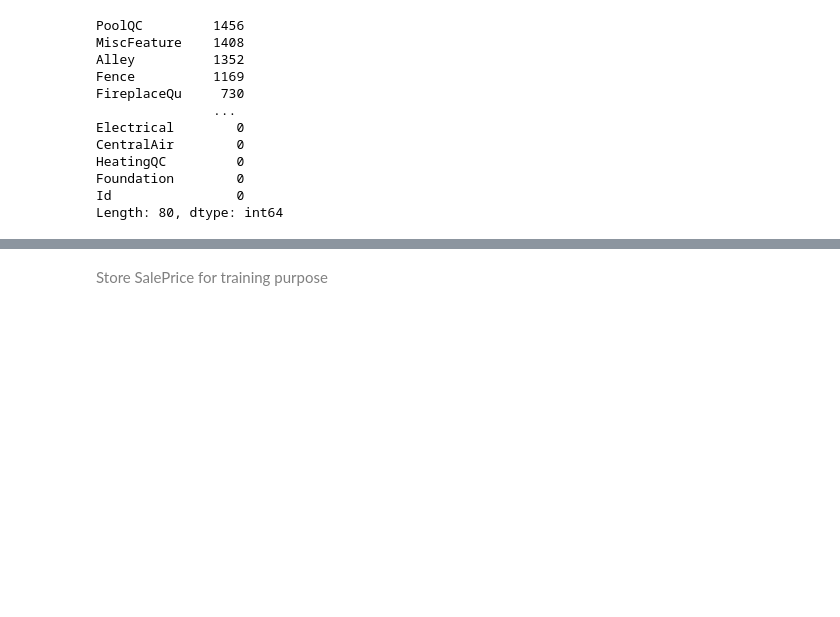
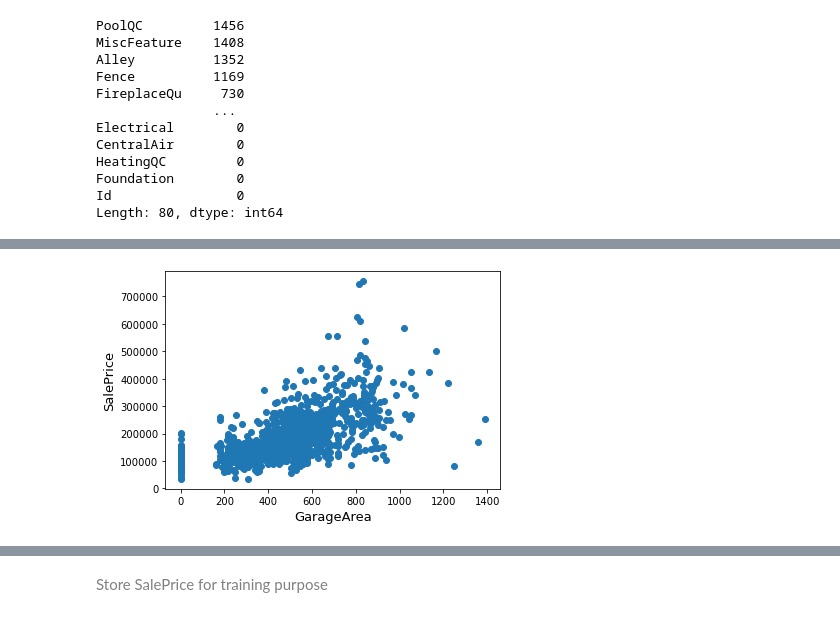
Before and after one commit to billshw/ML_PJ_GP51, a Jupyter notebook: COMP5541_ML_PROJECT_GP51.ipynb, the cells around one changed output, grey strips where cells are left out. Saved outputs shown, nothing was run; the diff lists cells and outputs as text; code cells hidden in the pictures; blank space fills up the shorter version.

```diff
--- a/COMP5541_ML_PROJECT_GP51.ipynb
+++ b/COMP5541_ML_PROJECT_GP51.ipynb
@@ -167,0 +180,11 @@ features = ['Id', 'OverallQual', 'GrLivArea', 'GarageCars',  'GarageArea',  'Tot
+# %%
+fig, ax = plt.subplots()
+ax.scatter(x = train['GarageArea'], y = train['SalePrice'])
+plt.ylabel('SalePrice', fontsize=13)
+plt.xlabel('GarageArea', fontsize=13)
+plt.show()
+
+#Deleting outliers
+train = train.drop(train[(train['GarageArea']>1200) & (train['SalePrice']<300000)].index)
+# %% [output]
+[figure, added]
```
Also changed, not shown: parts of 45 cells of this notebook.
